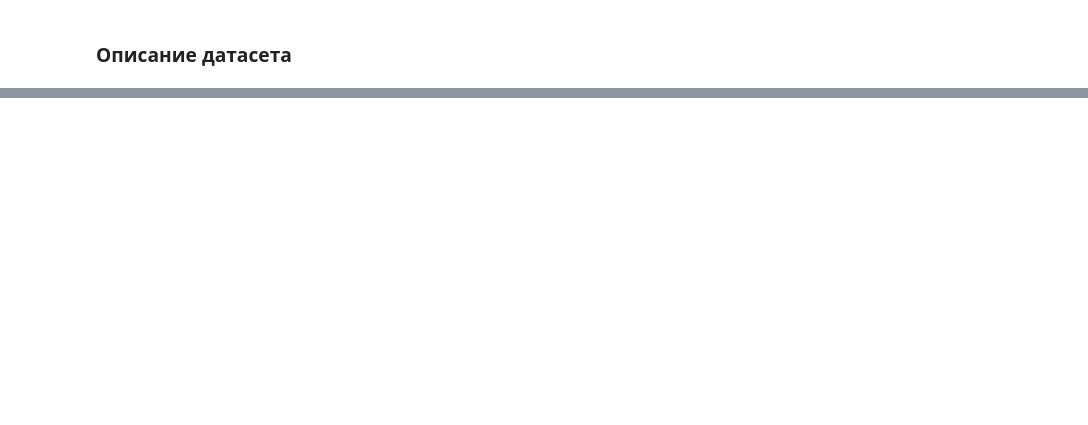
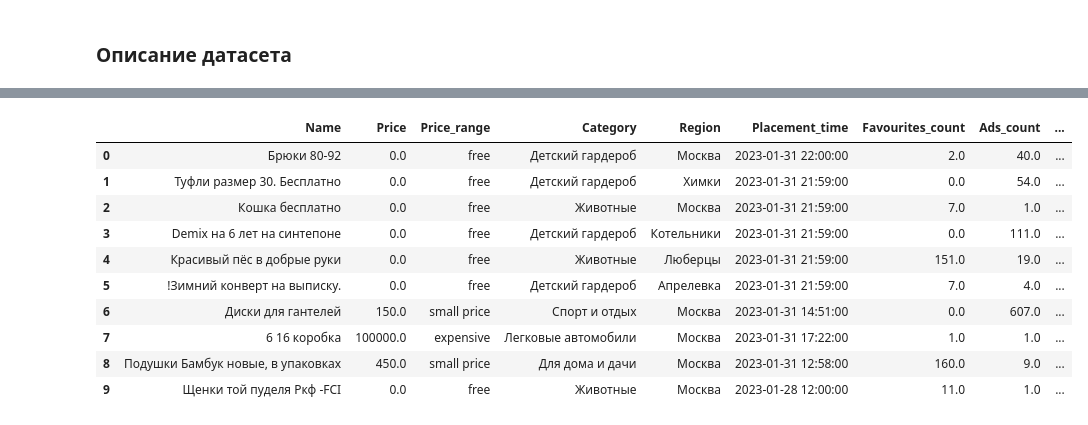
Before and after one commit to LysinKirill/ProjectNIS, a Jupyter notebook: project.ipynb, the cells around one changed output, grey strips where cells are left out. Saved outputs shown, nothing was run; the diff lists cells and outputs as text; code cells hidden in the pictures; blank space fills up the shorter version.

```diff
--- a/project.ipynb
+++ b/project.ipynb
@@ -320,0 +335,6 @@ print(*[('\t' + i).ljust(20, ' ') + "|тип данных переменной:
+# %%
+favourites_percent = [i/j * 100 if j != 0 else None for i, j in zip(df["Favourites_count"], df["Views"])]
+free = [i == 0 for i in df["Price"]]
+df['Favourites_percent'] = favourites_percent
+df['Free_item'] = free
+df.head()
@@ -320,0 +360,17 @@ print(*[('\t' + i).ljust(20, ' ') + "|тип данных переменной:
+# %%
+price_range = ["free" if x == 0 else "small price" if x <= 5000 else "affordable" if x <= 15000 else "expensive" if x <= 100000 else "luxury" for x in df['Price']]
+df.insert(2, 'Price_range', price_range)
+# %%
+df.head(10)
+# %% [output]
+|  | Name | Price | Price_range | Category | Region | Placement_time | Favourites_count | Ads_count | ... |
+| 0 | Брюки 80-92 | 0.0 | free | Детский гардероб | Москва | 2023-01-31 22:00:00 | 2.0 | 40.0 | ... |
+| 1 | Туфли размер 30. Бесплатно | 0.0 | free | Детский гардероб | Химки | 2023-01-31 21:59:00 | 0.0 | 54.0 | ... |
+| 2 | Кошка бесплатно | 0.0 | free | Животные | Москва | 2023-01-31 21:59:00 | 7.0 | 1.0 | ... |
+| 3 | Demix на 6 лет на синтепоне | 0.0 | free | Детский гардероб | Котельники | 2023-01-31 21:59:00 | 0.0 | 111.0 | ... |
+| 4 | Красивый пёс в добрые руки | 0.0 | free | Животные | Люберцы | 2023-01-31 21:59:00 | 151.0 | 19.0 | ... |
+| 5 | !Зимний конверт на выписку. | 0.0 | free | Детский гардероб | Апрелевка | 2023-01-31 21:59:00 | 7.0 | 4.0 | ... |
+| 6 | Диски для гантелей | 150.0 | small price | Спорт и отдых | Москва | 2023-01-31 14:51:00 | 0.0 | 607.0 | ... |
+| 7 | 6 16 коробка | 100000.0 | expensive | Легковые автомобили | Москва | 2023-01-31 17:22:00 | 1.0 | 1.0 | ... |
+| 8 | Подушки Бамбук новые, в упаковках | 450.0 | small price | Для дома и дачи | Москва | 2023-01-31 12:58:00 | 160.0 | 9.0 | ... |
+| 9 | Щенки той пуделя Ркф -FCI | 0.0 | free | Животные | Москва | 2023-01-28 12:00:00 | 11.0 | 1.0 | ... |
```
Also changed, not shown: parts of 20 cells of this notebook.
